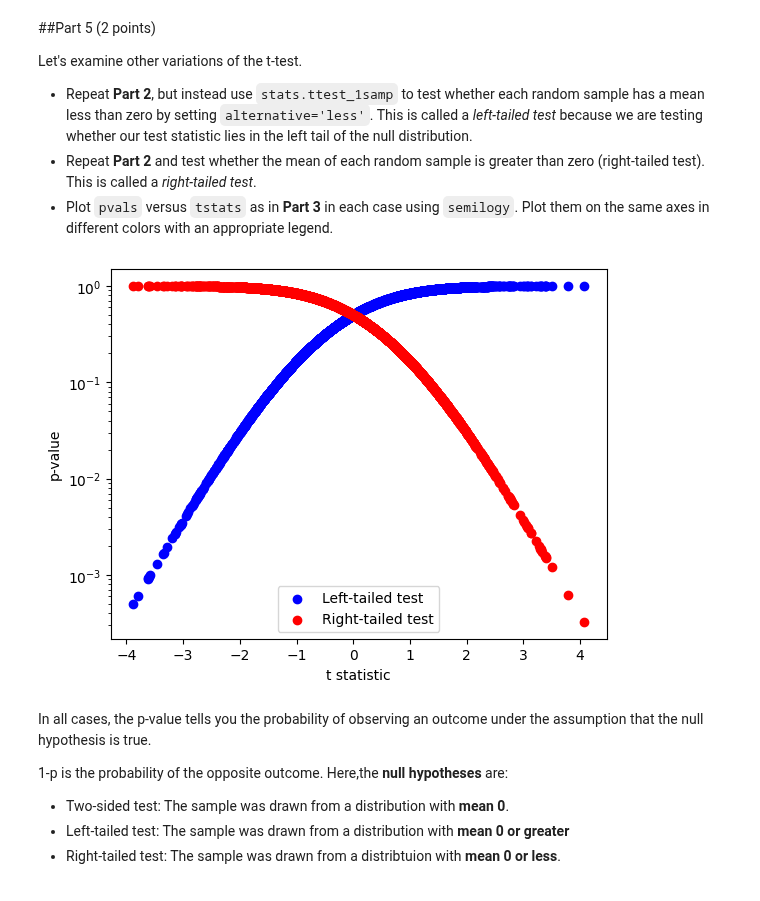
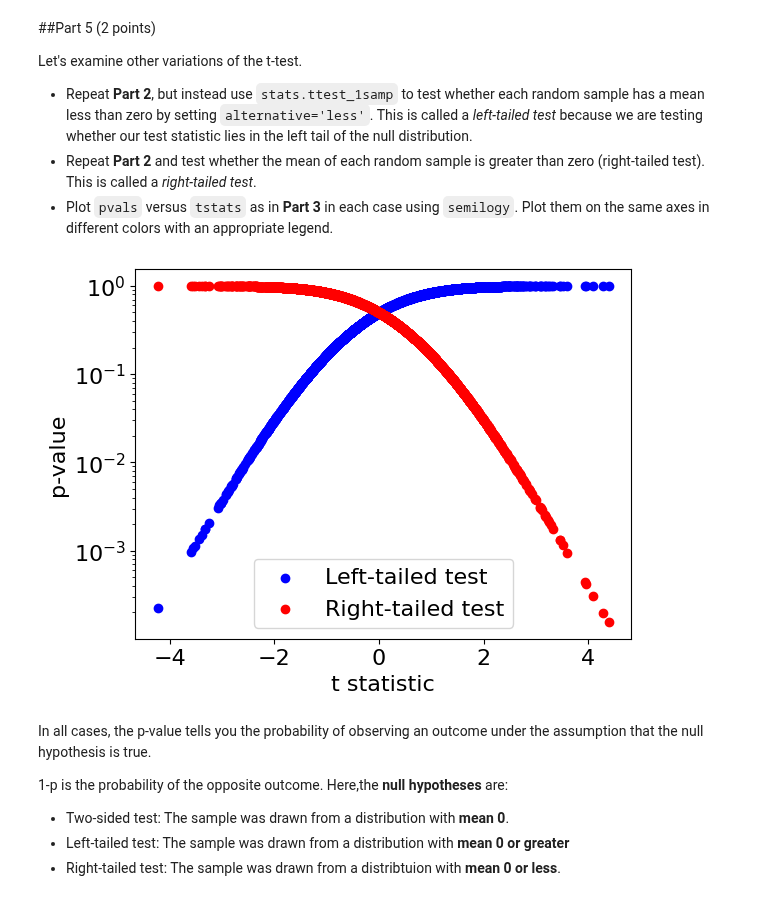
Before and after one commit to Urvi-M/BE559, a Jupyter notebook: Homework1_part3_v1.ipynb, the cells around one changed output. Saved outputs shown, nothing was run; the diff lists cells and outputs as text; code cells hidden in the pictures.

```diff
--- a/Homework1_part3_v1.ipynb
+++ b/Homework1_part3_v1.ipynb
@@ -24,6 +24,7 @@ Now is also a good time to set the default font size to 16.
 import numpy as np
 import matplotlib.pyplot as plt
 import scipy.stats as stats
+plt.rcParams.update({'font.size': 16})
 # %% [markdown]
 ---
 ##Part 2 (2 points)
@@ -107,21 +108,21 @@ Let's examine other variations of the t-test.
 # %%
 pvalsl = np.zeros(5000)
 tstatsl = np.zeros(5000)
 pvalsr = np.zeros(5000)
 tstatsr = np.zeros(5000)
 for i in range(5000):
   dist = np.random.normal(0,1,20)
   tstatsl[i],pvalsl[i]= stats.ttest_1samp(dist,popmean=0,alternative='less')
   tstatsr[i],pvalsr[i]= stats.ttest_1samp(dist,popmean=0,alternative='greater')
 plt.scatter(tstatsl,pvalsl,color='b',label='Left-tailed test')
 plt.scatter(tstatsr,pvalsr,color='r',label='Right-tailed test')
 plt.yscale('log')
 plt.xlabel('t statistic')
 plt.ylabel('p-value')
-plt.legend(loc='center')
+plt.legend(loc='lower center')
 plt.show()
 # %% [output]
-[figure, old version]
+[figure, new version]
 # %% [markdown]
 In all cases, the p-value tells you the probability of observing an outcome under the assumption that the null hypothesis is true.
 
```
Also changed, not shown: parts of 10 cells of this notebook.
